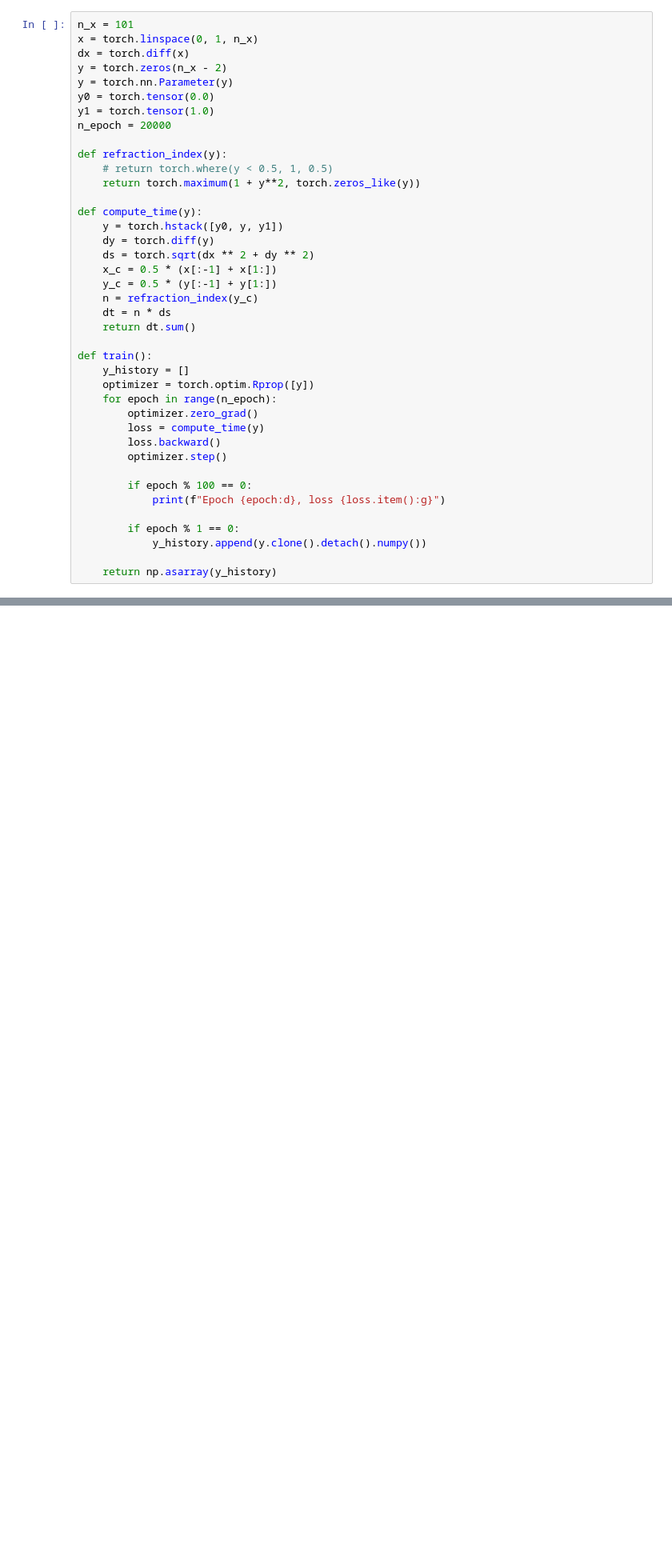
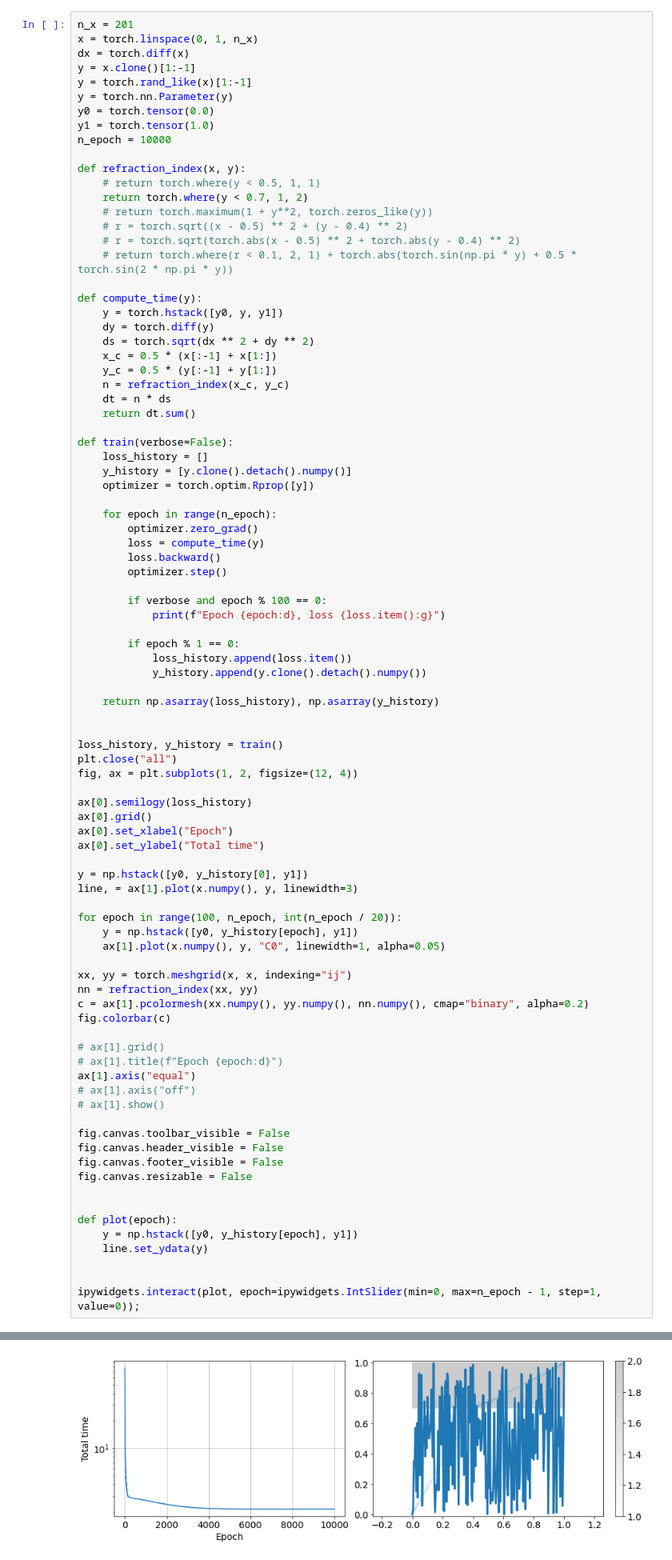
Before and after one commit to tianyikillua/fermat, a Jupyter notebook: fermat.ipynb, the cells around one changed output, grey strips where cells are left out. Shown at 80% size. Drawn from its saved outputs; the diff is of its cells as text; blank space fills up the shorter version.

```diff
--- a/fermat.ipynb
+++ b/fermat.ipynb
@@ -22,16 +24,21 @@ plt.rcParams.update(params)
 # %%
-n_x = 101
+n_x = 201
 x = torch.linspace(0, 1, n_x)
 dx = torch.diff(x)
-y = torch.zeros(n_x - 2)
+y = x.clone()[1:-1]
+y = torch.rand_like(x)[1:-1]
 y = torch.nn.Parameter(y)
 y0 = torch.tensor(0.0)
 y1 = torch.tensor(1.0)
-n_epoch = 20000
+n_epoch = 10000
 
-def refraction_index(y):
-    # return torch.where(y < 0.5, 1, 0.5)
-    return torch.maximum(1 + y**2, torch.zeros_like(y))
+def refraction_index(x, y):
+    # return torch.where(y < 0.5, 1, 1)
+    return torch.where(y < 0.7, 1, 2)
+    # return torch.maximum(1 + y**2, torch.zeros_like(y))
+    # r = torch.sqrt((x - 0.5) ** 2 + (y - 0.4) ** 2)
+    # r = torch.sqrt(torch.abs(x - 0.5) ** 2 + torch.abs(y - 0.4) ** 2)
+    # return torch.where(r < 0.1, 2, 1) + torch.abs(torch.sin(np.pi * y) + 0.5 * torch.sin(2 * np.pi * y))
 
 def compute_time(y):
     y = torch.hstack([y0, y, y1])
@@ -39,23 +46,68 @@ def compute_time(y):
     ds = torch.sqrt(dx ** 2 + dy ** 2)
     x_c = 0.5 * (x[:-1] + x[1:])
     y_c = 0.5 * (y[:-1] + y[1:])
-    n = refraction_index(y_c)
+    n = refraction_index(x_c, y_c)
     dt = n * ds
     return dt.sum()
 
-def train():
-    y_history = []
+def train(verbose=False):
+    loss_history = []
+    y_history = [y.clone().detach().numpy()]
     optimizer = torch.optim.Rprop([y])
+
     for epoch in range(n_epoch):
         optimizer.zero_grad()
         loss = compute_time(y)
         loss.backward()
         optimizer.step()
 
-        if epoch % 100 == 0:
+        if verbose and epoch % 100 == 0:
             print(f"Epoch {epoch:d}, loss {loss.item():g}")
 
         if epoch % 1 == 0:
+            loss_history.append(loss.item())
             y_history.append(y.clone().detach().numpy())
 
-    return np.asarray(y_history)
+    return np.asarray(loss_history), np.asarray(y_history)
+
+
+loss_history, y_history = train()
+plt.close("all")
+fig, ax = plt.subplots(1, 2, figsize=(12, 4))
+
+ax[0].semilogy(loss_history)
+ax[0].grid()
+ax[0].set_xlabel("Epoch")
+ax[0].set_ylabel("Total time")
+
+y = np.hstack([y0, y_history[0], y1])
+line, = ax[1].plot(x.numpy(), y, linewidth=3)
+
+for epoch in range(100, n_epoch, int(n_epoch / 20)):
+    y = np.hstack([y0, y_history[epoch], y1])
+    ax[1].plot(x.numpy(), y, "C0", linewidth=1, alpha=0.05)
+
+xx, yy = torch.meshgrid(x, x, indexing="ij")
+nn = refraction_index(xx, yy)
+c = ax[1].pcolormesh(xx.numpy(), yy.numpy(), nn.numpy(), cmap="binary", alpha=0.2)
+fig.colorbar(c)
+
+# ax[1].grid()
+# ax[1].title(f"Epoch {epoch:d}")
+ax[1].axis("equal")
+# ax[1].axis("off")
+# ax[1].show()
+
+fig.canvas.toolbar_visible = False
+fig.canvas.header_visible = False
+fig.canvas.footer_visible = False
+fig.canvas.resizable = False
+
+
+def plot(epoch):
+    y = np.hstack([y0, y_history[epoch], y1])
+    line.set_ydata(y)
+
+
+ipywidgets.interact(plot, epoch=ipywidgets.IntSlider(min=0, max=n_epoch - 1, step=1, value=0));
+# %% [output]
@@ -61,0 +115 @@ def train():
+[figure, added]
```
Also changed, not shown: parts of 4 cells of this notebook.
